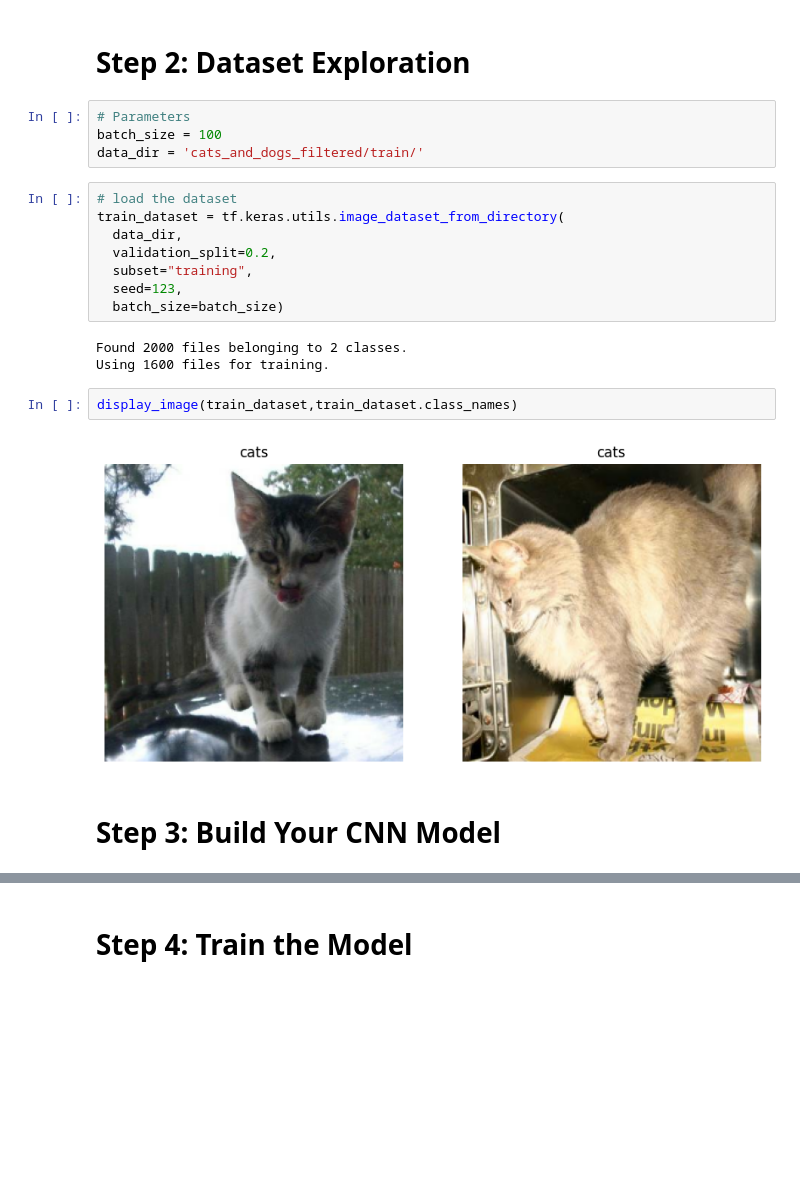
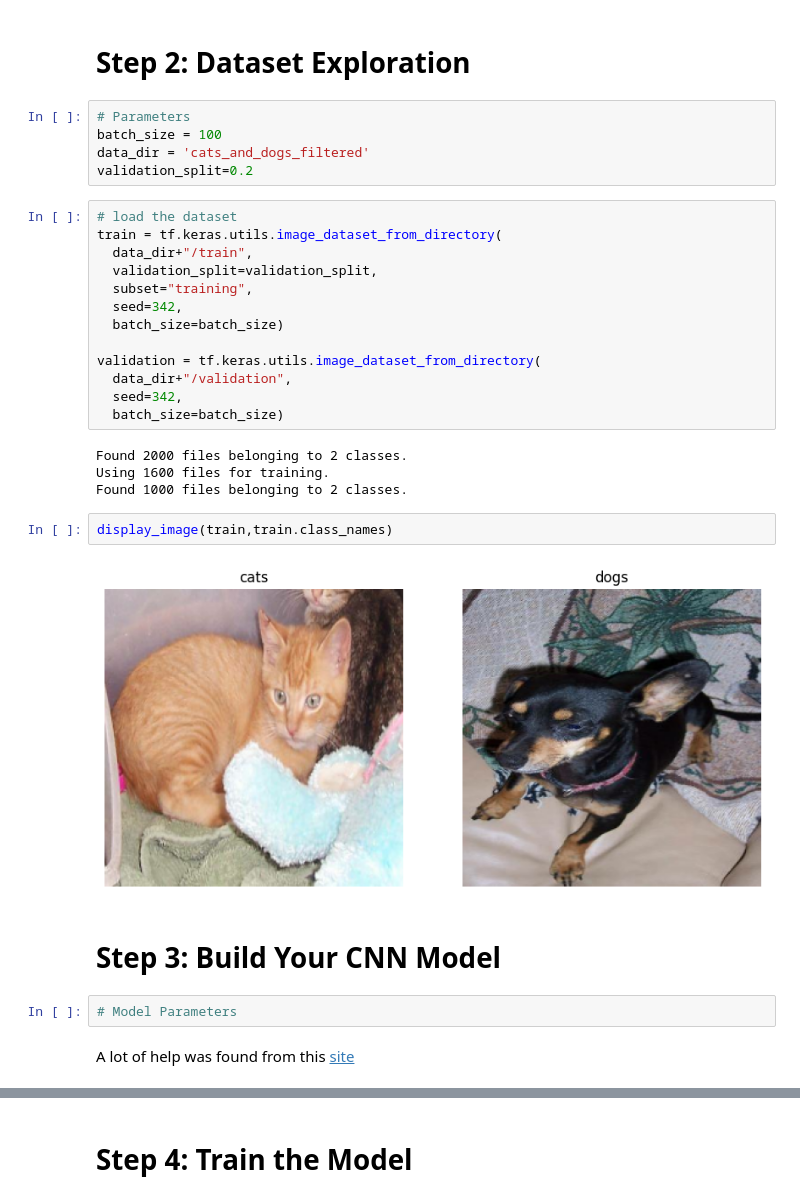
Before and after one commit to AlexisLaf/SimpleCNN_Classifier, a Jupyter notebook: CNN Alexis.ipynb, the cells around one changed output, grey strips where cells are left out. Saved outputs shown, nothing was run; the diff lists cells and outputs as text; blank space fills up the shorter version.

```diff
--- a/CNN Alexis.ipynb
+++ b/CNN Alexis.ipynb
@@ -22,21 +24,32 @@ def display_image(dataset, classes):
 # %%
 # Parameters
 batch_size = 100
-data_dir = 'cats_and_dogs_filtered/train/'
+data_dir = 'cats_and_dogs_filtered'
+validation_split=0.2
 # %%
 # load the dataset
-train_dataset = tf.keras.utils.image_dataset_from_directory(
-  data_dir,
-  validation_split=0.2,
+train = tf.keras.utils.image_dataset_from_directory(
+  data_dir+"/train",
+  validation_split=validation_split,
   subset="training",
-  seed=123,
+  seed=342,
   batch_size=batch_size)
+
+validation = tf.keras.utils.image_dataset_from_directory(
+  data_dir+"/validation",
+  seed=342,
+  batch_size=batch_size)
 # %% [output]
 Found 2000 files belonging to 2 classes.
 Using 1600 files for training.
+Found 1000 files belonging to 2 classes.
 # %%
-display_image(train_dataset,train_dataset.class_names)
+display_image(train,train.class_names)
 # %% [output]
-[figure, old version]
+[figure, new version]
 # %% [markdown]
 # Step 3: Build Your CNN Model
+# %%
+# Model Parameters
+# %% [markdown]
+A lot of help was found from this [site](https://www.tensorflow.org/tutorials/load_data/images)
```
Also changed, not shown: parts of 3 cells of this notebook.
